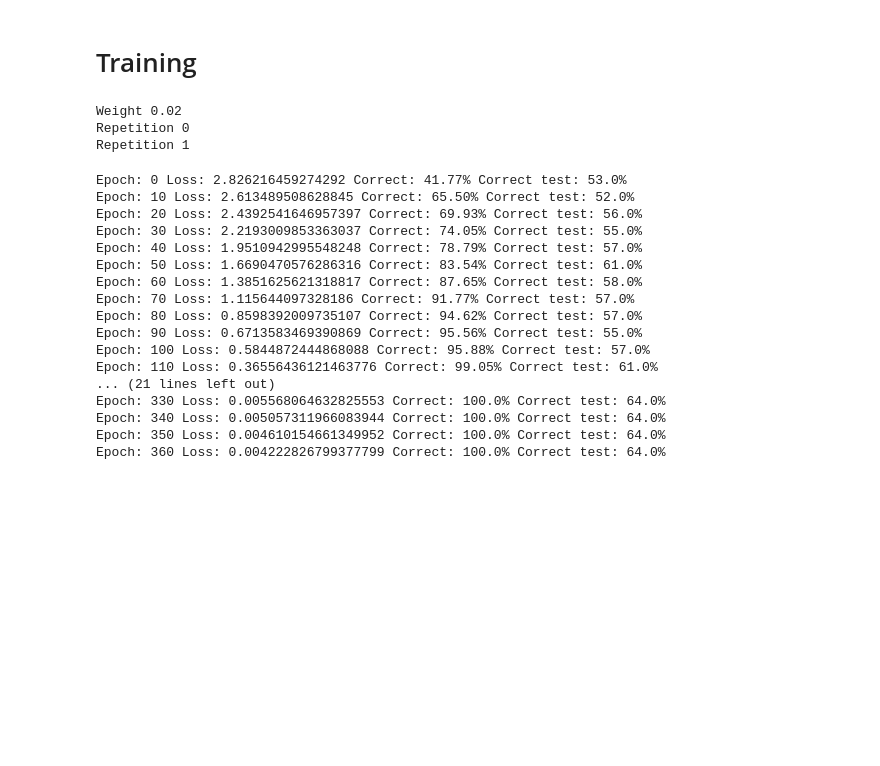
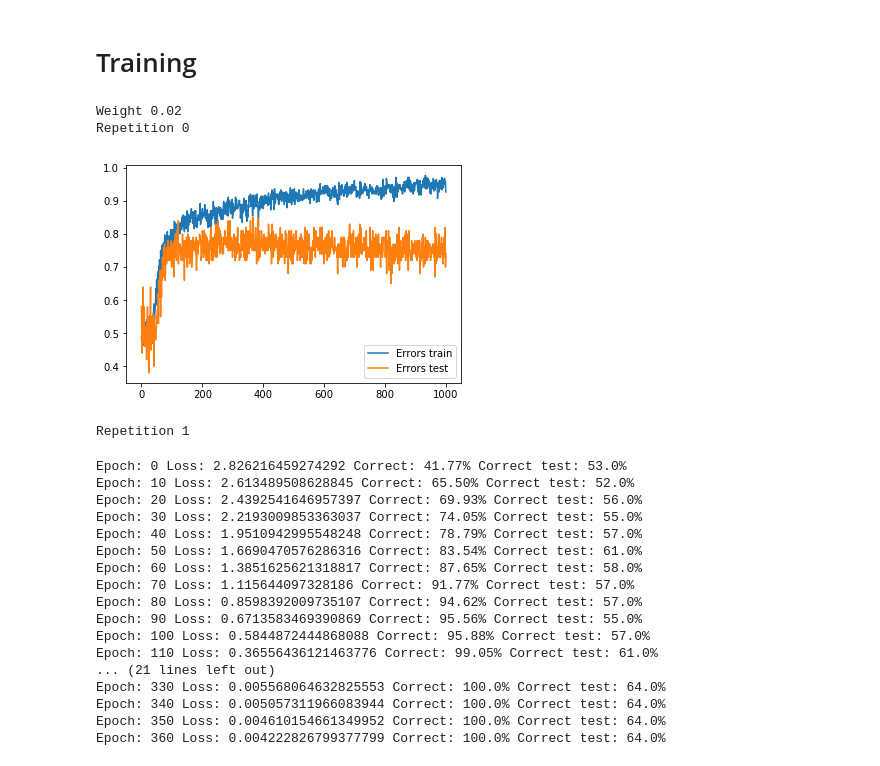
Before and after one commit to deatinor/EEG, a Jupyter notebook: stefano/sequential.ipynb, the cells around one changed output. Saved outputs shown, nothing was run; the diff lists cells and outputs as text; code cells hidden in the pictures; blank space fills up the shorter version.

```diff
--- a/stefano/sequential.ipynb
+++ b/stefano/sequential.ipynb
@@ -188,18 +190,21 @@ class Simple(nn.Module):
         layers.append(nn.ReLU())
 
         # Dropout
+        layers.append(nn.BatchNorm1d(28))
         layers.append(nn.Dropout(0.8))
 
         layers.append(nn.Conv1d(28,28,5))
         layers.append(nn.ReLU())
 
         # Dropout
+        layers.append(nn.BatchNorm1d(28))
         layers.append(nn.Dropout(0.8))
 
         layers.append(nn.Conv1d(28,28,5))
         layers.append(nn.ReLU())
 
         # Dropout
+        layers.append(nn.BatchNorm1d(28))
         layers.append(nn.Dropout(0.8))
 
         layers.append(Flatten())
@@ -272,7 +277,7 @@ class Train:
                 mini_batch_size=79,
                 criterion=nn.CrossEntropyLoss(),
                 max_epoch=1000,
-                randomize_training_dataset=True):
+                randomize_training_dataset=True,plot=False):
         self.network=network
         self.optimizer=optimizer
         self.verbose=verbose
@@ -281,6 +286,7 @@ class Train:
         self.mini_batch_size=mini_batch_size
         self.max_epoch=max_epoch
         self.randomize_training_dataset=randomize_training_dataset
+        self.plot=plot
 
     def __call__(self,repetitions=5):
         epochs=[]
@@ -289,7 +295,7 @@ class Train:
             for param in net.parameters():
                 param.data.normal_(0, self.weights_initialization)
             print('Repetition',i)
-            epoch,error=self.train_network(self.network,self.optimizer,verbose=self.verbose)
+            epoch,error=self.train_network(self.network,self.optimizer,verbose=self.verbose,plot=self.plot)
             epochs.append(epoch)
             errors.append(error)
 
@@ -297,11 +303,11 @@ class Train:
 
 
     def train_network(self,network,optimizer,randomize_training_dataset=True,
-                      verbose=False):
+                      verbose=False,plot=False):
 
         errors_train=[]
         errors_test=[]
-        for epoch in range(self.max_epoch):
+        for epoch in tqdm(range(self.max_epoch)):
             if self.randomize_training_dataset:
                 random_permutation=torch.randperm(train_dataset.shape[0])
             else:
@@ -329,6 +335,11 @@ class Train:
 
             if error_train>0.995:# or (epoch>150 and np.abs(np.mean(errors_train[-80:])-np.mean(errors_train[-25:]))<0.005):
                 return epoch,np.max(errors_test)
+        if plot:
+            plt.plot(list(range(epoch+1)),errors_train,label='Errors train')
+            plt.plot(list(range(epoch+1)) ,errors_test,label='Errors test')
+            plt.legend()
+            plt.show()
 
         return epoch,np.max(errors_test)
 
@@ -355,18 +366,19 @@ class Train:
 # %%
 net=Simple()
 optimizer = optim.Adam(net.parameters(), lr=0.001,weight_decay=0)
 
 weight_dict={}
 for weight in [0.02]:
     print('Weight',weight)
-    train=Train(net,optimizer,weights_initialization=weight,verbose=False)
+    train=Train(net,optimizer,weights_initialization=weight,verbose=False,plot=True,max_epoch=1000)
 
     weight_dict[weight]=train()
     print(weight_dict[weight])
 # %% [output]
 Weight 0.02
 Repetition 0
-Repetition 1
+[figure, added]
+Repetition 1
 # %%
 net=CNN2D()
 
```
Also changed, not shown: parts of 1 cell of this notebook.
